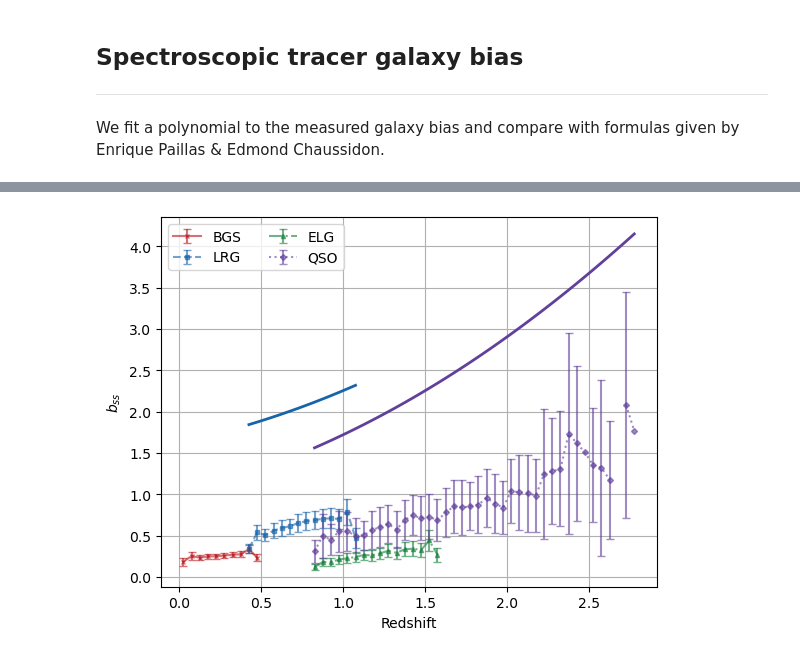
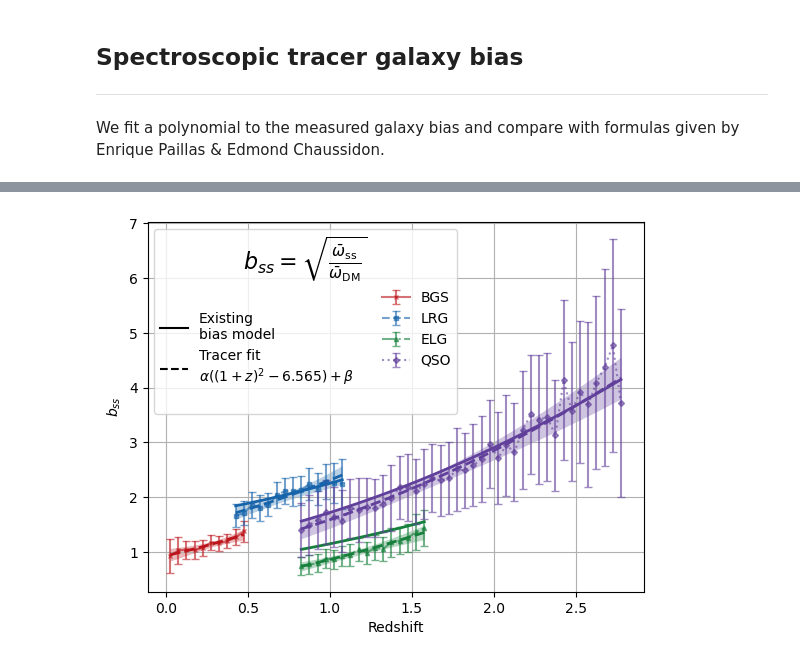
Before and after one commit to JeanCHDJdev/desi-y3-hsc, a Jupyter notebook: src/statistics/bias_modelling.ipynb, the cells around one changed output, grey strips where cells are left out. Saved outputs shown, nothing was run; the diff lists cells and outputs as text; code cells hidden in the pictures.

Commit message:
bias modelling and stuff

```diff
--- a/src/statistics/bias_modelling.ipynb
+++ b/src/statistics/bias_modelling.ipynb
@@ -70,9 +77,11 @@ assert all([p.exists() for p in path_dictionary.values()])
 autofr = cf.CorrFileReader(path_dictionary["DESI_NGC"])
 # %%
 importlib.reload(inference)
+importlib.reload(ct)
 bss = {t:[] for t in tracers}
 bss_err = {t:[] for t in tracers}
 tvalues = {}
+desi_redshift = np.load(ROOT.parent / 'zeff' / 'desi_z_clustering_catalogs.npy')
 for t in tracers:
     tbin = autofr.get_bins(t)
     tval = (tbin[1:] + tbin[:-1])/2
@@ -86,15 +95,17 @@ for t in tracers:
             tracer2=t,
             path_NGC=path_dictionary['DESI_NGC'],
             path_SGC=path_dictionary['DESI_SGC'],
-            scale_cuts=[.2, 3],
+            scale_cuts=[1, 5],
         )
         ang = ct.hMpc2arcsec(cs, z) / 3600
-        dndz = np.zeros(len(tval))
-        dndz[zind - 1] = 1.0 / dz
+        distrib = desi_redshift[(desi_redshift >= tbin[zind-1]) & (desi_redshift < tbin[zind])]
+        zbins = np.arange(tbin[zind-1], tbin[zind]+dz/10, dz/10)
+        counts, edges = np.histogram(distrib, bins=zbins)
+        print(f'Bounds : {tbin[zind-1]:.3f} - {tbin[zind]:.3f}, z = {z:.3f}, w = {w:.3f}, we = {we:.3f}')
         wdm = ct.get_wDM(
-            angular_bins=ang,
-            zbin_edges=tbin,
-            dndz=dndz
+            angular_vals=ang,
+            zbin_edges=edges,
+            dndz=counts
         )
         ## integrate wDM to get the effective wDM over angular scales
         weights = cs**(-1)
@@ -105,9 +134,11 @@ for t in tracers:
 # %%
-for t in tracers:
+for indt, t in enumerate(tracers):
     bss[t] = np.array(bss[t])
     bss_err[t] = np.array(bss_err[t])
     tvalues[t] = np.array(tvalues[t])
     indt = tracers.index(t)
+
+    # Plot measurements with error bars
     plt.errorbar(
         tvalues[t],
         bss[t],
@@ -120,6 +151,28 @@ for t in tracers:
         capsize=3,
         alpha=0.6,
     )
+
+    # plot empty lines for legend
+    if indt == 0:
+        plt.plot([], [], label=f' ', alpha=0)
+        plt.plot(
+            [],
+            [],
+            color='black',
+            label=f'Existing\nbias model'
+            )
+        plt.plot(
+            [],
+            [],
+            color='black',
+            linestyle='--',
+            label=(
+                f'Tracer fit\n'
+                + r'$\alpha((1+z)^2 - 6.565) + \beta$'
+            )
+            )
+        plt.plot([], [], label=f' ', alpha=0)
+
     try:
         plt.plot(
             tvalues[t],
@@ -130,12 +183,57 @@ for t in tracers:
         )
     except NotImplementedError:
         print(f'Bias evolution for {t} not implemented, skipping.')
+
+    popt, pcov = curve_fit(
+        bias_model,
+        tvalues[t],
+        bss[t],
+        sigma=bss_err[t],
+        absolute_sigma=True,
+        p0=[1.0, 1.0]
+    )
+
+    alpha_fit, beta_fit = popt
+    alpha_err, beta_err = np.sqrt(np.diag(pcov))
+    print(f'{t}: alpha = {alpha_fit:.3f} ± {alpha_err:.3f}, beta = {beta_fit:.3f} ± {beta_err:.3f}')
+
+    z_fit = np.linspace(min(tvalues[t]), max(tvalues[t]), 200)
+    y_fit = bias_model(z_fit, *popt)
+
+    # error propagation for the fit
+    J_alpha = (1 + z_fit)**2 - 6.565
+    J_beta = np.ones_like(z_fit)
+    y_err = np.sqrt(
+        J_alpha**2 * pcov[0, 0] +
+        J_beta**2 * pcov[1, 1] +
+        2 * J_alpha * J_beta * pcov[0, 1]
+    )
+
+    plt.plot(
+        z_fit,
+        y_fit,
+        color=colors[indt],
+        linestyle='--',
+        linewidth=2,
+    )
+
+    plt.fill_between(
+        z_fit,
+        y_fit - y_err,
+        y_fit + y_err,
+        color=colors[indt],
+        alpha=0.3,
+        linewidth=0,
+    )
+
 plt.xlabel('Redshift')
 plt.ylabel(r'$b_{ss}$')
 plt.legend(
     loc='upper left',
     ncol=2,
     fontsize=10,
+    title=r'$b_{ss}=\sqrt{\frac{\bar{\omega}_{\mathrm{ss}}}{\bar{\omega}_{\mathrm{DM}}}}$',
+    title_fontsize=16,
 )
 plt.grid()
 # %% [output]
@@ -144 +245 @@ Bias evolution for ELGnotqso not implemented, skipping.
-[figure, old version]
+[figure, new version]
```
Also changed, not shown: parts of 7 cells of this notebook, 2 other files.
